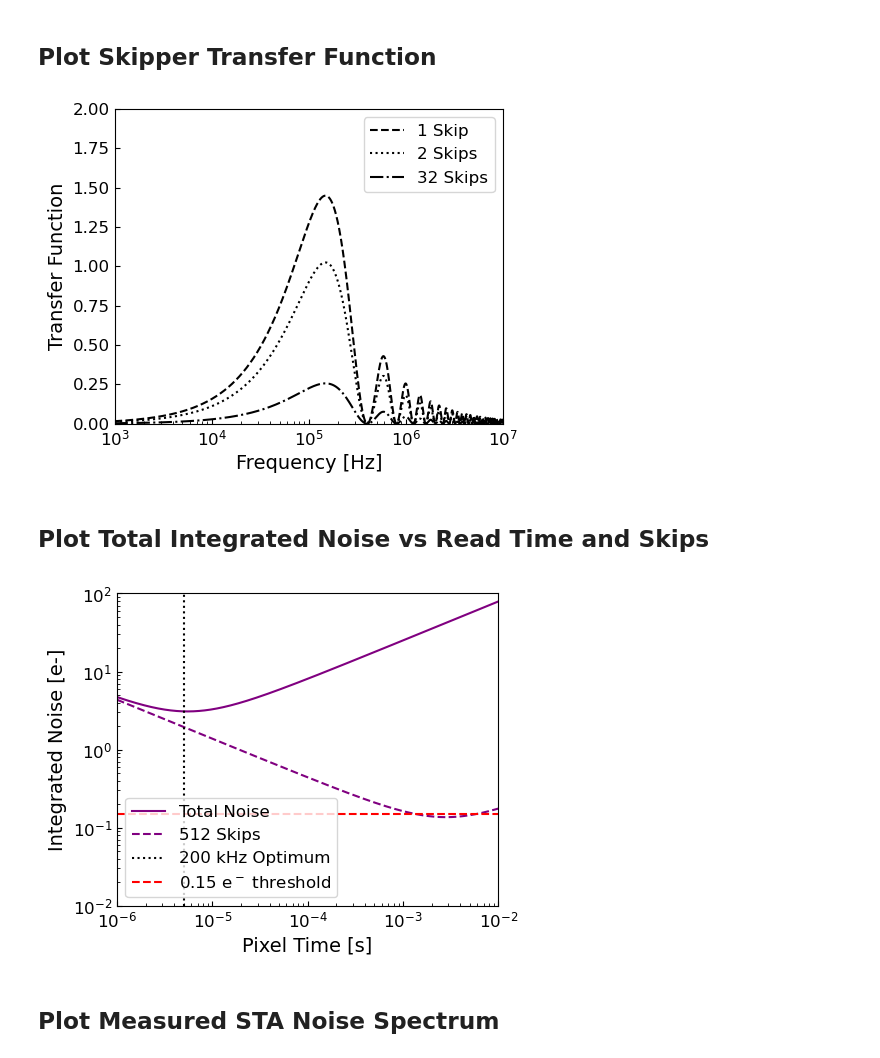
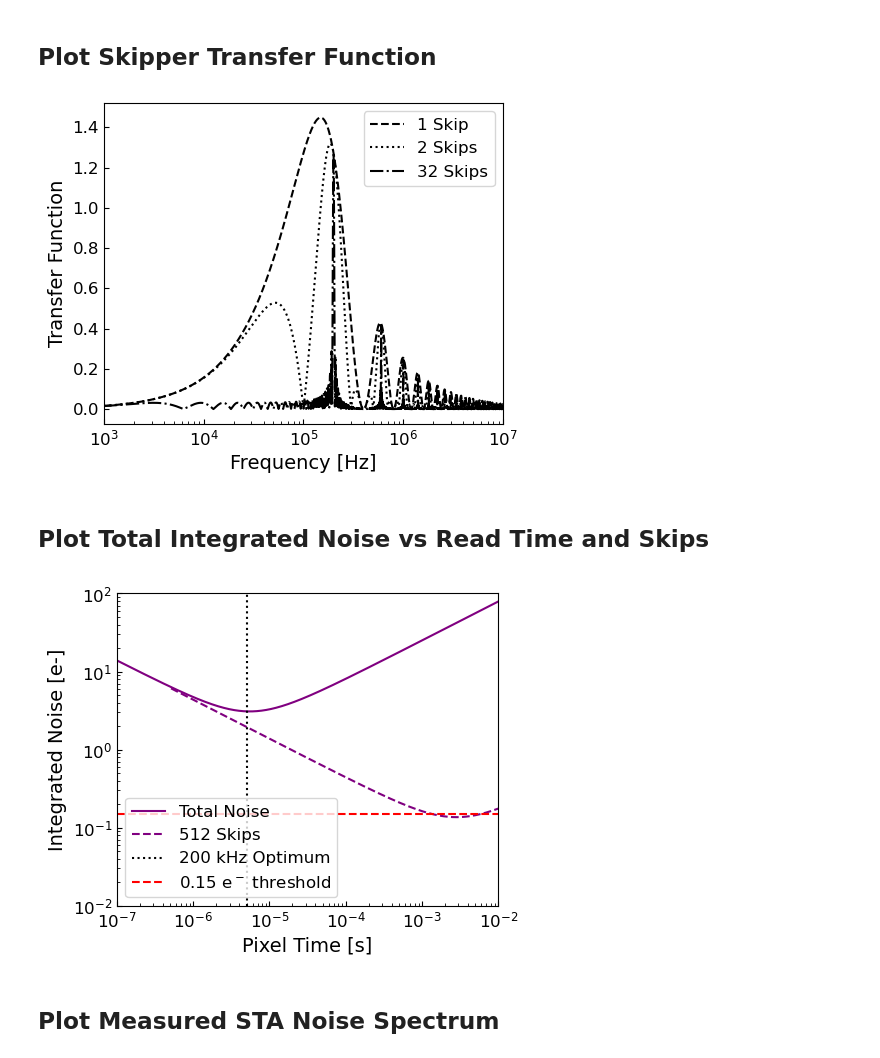
Before and after one commit to brockparker/Research, a Jupyter notebook: CCDs/skipper_noise_testing.ipynb, the cells around one changed output. Saved outputs shown, nothing was run; the diff lists cells and outputs as text; code cells hidden in the pictures.

```diff
--- a/CCDs/skipper_noise_testing.ipynb
+++ b/CCDs/skipper_noise_testing.ipynb
@@ -106,35 +118,35 @@ plt.show()
 # %%
 quantity_support()
 
 fig, ax = plt.subplots(1, 1, figsize=(5,4), layout='tight')
 
 freqs = np.logspace(0,10,10000) * u.Hz
 tau = np.logspace(-9, -3, 10000) * u.s
 
 int_speed = 1/(2e5*u.Hz)
 nskip1 = 2
 nskip2 = 32
 
-ax.plot(freqs, transfer(freqs, int_speed), color = 'black', ls='--', label='1 Skip')
-ax.plot(freqs, transfer(freqs, int_speed) / np.sqrt(nskip1), color = 'black', ls=':', label='2 Skips')
-ax.plot(freqs, transfer(freqs, int_speed) / np.sqrt(nskip2), color = 'black', ls='dashdot', label='32 Skips')
+ax.plot(freqs, transfer_skipper(freqs, int_speed, 1), color = 'black', ls='--', label='1 Skip')
+ax.plot(freqs, transfer_skipper(freqs, int_speed, nskip1), color = 'black', ls=':', label='2 Skips')
+ax.plot(freqs, transfer_skipper(freqs, int_speed, nskip2), color = 'black', ls='dashdot', label='32 Skips')
 
 ax.set_xlabel(r'Frequency [Hz]')
 ax.set_ylabel(r'Transfer Function')
 ax.legend(loc = 'best')
 ax.set_xlim(1e3, 1e7)
 ax.set_xscale('log')
-ax.set_ylim(0, 2)
+# ax.set_ylim(0, 2)
 
 ax.tick_params(axis='both', direction='in', which='both')
 
 fig.tight_layout()
 
 # plt.savefig('C:/Users/Brock/Documents/Git/Research/CCDs/cds_transfer_func.png', dpi=250)
 # plt.savefig('/home/baparker/GitHub/Research/CCDs/cds_transfer_func.png', dpi=250)
 plt.show()
 # %% [output]
-[figure, old version]
+[figure, new version]
 # %% [markdown]
 ## Plot Total Integrated Noise vs Read Time and Skips
 # %%
@@ -146,23 +158,27 @@ freqs = np.logspace(0,10,10000) * u.Hz
 tau = np.logspace(-9, -2, 10000) * u.s
 
 wn_floor = 2e-8 * u.V / ((u.Hz)**(1/2))
+
 nc_1f = 100 * u.kHz
-nc_1f2 = 100 * u.kHz
+nc_1f2 = 100 * u.kHz#2e6 * u.Hz # Nominally 100 * u.kHz
 
 skips = 512
 
 conversion = 6.5e-6
 # Steve recommended 5e-6
+# delay = 0.01*u.us
 
 ax.plot(tau, sig_cds(wn_floor, tau, nc_1f, nc_1f2) / conversion, label='Total Noise', color='purple')
 ax.plot(tau * skips, sig_skipper(skips, wn_floor, tau, nc_1f, nc_1f2) / conversion, label='512 Skips', color='purple', ls='--')
 ax.axvline(1/(200 * u.kHz), label='200 kHz Optimum', color='k', ls=':')
+# ax.axvline(1/(5000 * u.kHz), label='5 MHz', color='k', ls=':')
+
 ax.axhline(0.15, color='red', ls='--', label='0.15 e$^-$ threshold')
 
 ax.set_xlabel(r'Pixel Time [s]')
 ax.set_ylabel(r'Integrated Noise [e-]')
 ax.legend(loc = 'best')
-ax.set_xlim(1e-6, 1e-2)
+ax.set_xlim(1e-7, 1e-2)
 ax.set_xscale('log')
 ax.set_yscale('log')
 ax.set_ylim(1e-2, 1e2)
@@ -175,7 +191,7 @@ fig.tight_layout()
 # plt.savefig('/home/baparker/GitHub/Research/CCDs/ccd_integrated_noise.png', dpi=250)
 plt.show()
 # %% [output]
-[figure, old version]
+[figure, new version]
 # %% [markdown]
 ## Plot Measured STA Noise Spectrum
 # %%
```
Also changed, not shown: parts of 8 cells of this notebook.
